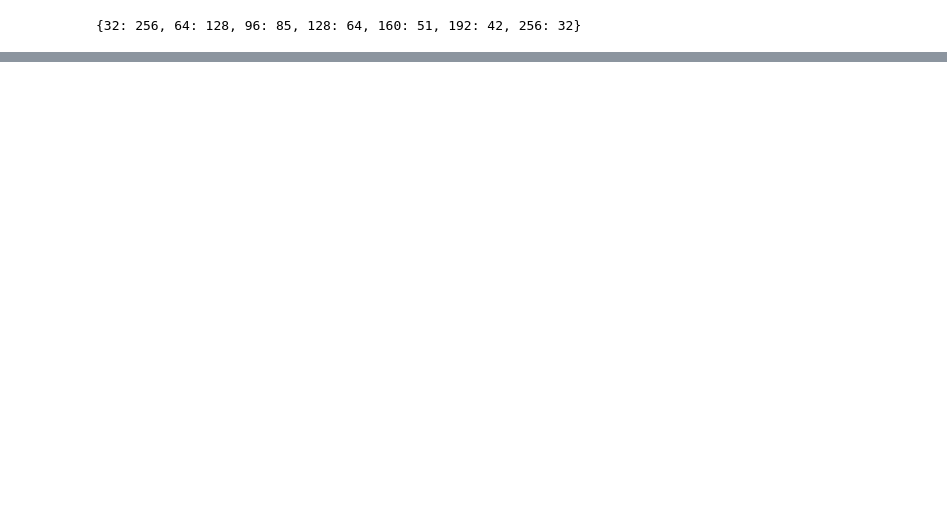
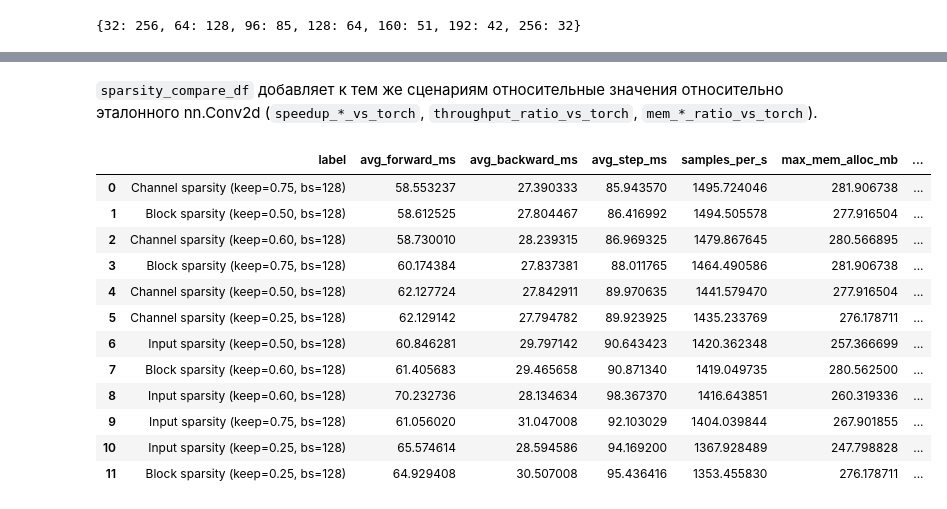
Before and after one commit to manzhura/conv2d-img2col-gemm, a Jupyter notebook: notebooks/resnet18_baseline_vs_torch.ipynb, the cells around one changed output, grey strips where cells are left out. Saved outputs shown, nothing was run; the diff lists cells and outputs as text; code cells hidden in the pictures; blank space fills up the shorter version.

```diff
--- a/notebooks/resnet18_baseline_vs_torch.ipynb
+++ b/notebooks/resnet18_baseline_vs_torch.ipynb
@@ -146,6 +150,25 @@ def build_model_pair(config: dict):
     baseline = copy.deepcopy(reference)
     replace_convs_with_baseline(baseline, config["baseline_conv"])
     return reference, baseline
+
+
+def apply_sparsity_to_model(model: nn.Module, mode: str, keep_ratio: float, block_size: int = 4):
+    for layer in model.modules():
+        if isinstance(layer, TritonConv2d):
+            layer.clear_sparsity()
+            if keep_ratio >= 1.0:
+                continue
+            if mode == "channel":
+                layer.set_channel_sparsity(keep_ratio)
+                layer.set_backward_channel_sparsity(keep_ratio)
+            elif mode == "block":
+                layer.set_block_sparsity(keep_ratio, block_size=block_size)
+                layer.set_backward_block_sparsity(keep_ratio, block_size=block_size)
+            elif mode == "input":
+                layer.set_input_channel_sparsity(keep_ratio)
+                layer.set_backward_input_channel_sparsity(keep_ratio)
+            else:
+                raise ValueError(f"Unknown sparsity mode: {mode}")
 # %%
 def run_benchmark(model: nn.Module, label: str, loader: DataLoader, config: dict):
     model = model.to(device)
@@ -301,0 +416,28 @@ detail_df.groupby(["variant", "batch_size"])[metrics].describe()
+# %% [markdown]
+`sparsity_compare_df` добавляет к тем же сценариям относительные значения относительно эталонного nn.Conv2d (`speedup_*_vs_torch`, `throughput_ratio_vs_torch`, `mem_*_ratio_vs_torch`).
+# %%
+sparsity_reference = summary_df.loc[("nn.Conv2d", sparsity_bs)]
+
+sparsity_compare_df = sparsity_summary_df.copy()
+sparsity_compare_df["speedup_forward_vs_torch"] = sparsity_reference["avg_forward_ms"] / sparsity_compare_df["avg_forward_ms"]
+sparsity_compare_df["speedup_backward_vs_torch"] = sparsity_reference["avg_backward_ms"] / sparsity_compare_df["avg_backward_ms"]
+sparsity_compare_df["speedup_step_vs_torch"] = sparsity_reference["avg_step_ms"] / sparsity_compare_df["avg_step_ms"]
+sparsity_compare_df["throughput_ratio_vs_torch"] = sparsity_compare_df["samples_per_s"] / sparsity_reference["samples_per_s"]
+sparsity_compare_df["mem_alloc_ratio_vs_torch"] = sparsity_compare_df["max_mem_alloc_mb"] / sparsity_reference["max_mem_alloc_mb"]
+sparsity_compare_df["mem_reserved_ratio_vs_torch"] = sparsity_compare_df["max_mem_reserved_mb"] / sparsity_reference["max_mem_reserved_mb"]
+sparsity_compare_df = sparsity_compare_df.sort_values("samples_per_s", ascending=False).reset_index(drop=True)
+sparsity_compare_df
+# %% [output]
+|  | label | avg_forward_ms | avg_backward_ms | avg_step_ms | samples_per_s | max_mem_alloc_mb | ... |
+| 0 | Channel sparsity (keep=0.75, bs=128) | 58.553237 | 27.390333 | 85.943570 | 1495.724046 | 281.906738 | ... |
+| 1 | Block sparsity (keep=0.50, bs=128) | 58.612525 | 27.804467 | 86.416992 | 1494.505578 | 277.916504 | ... |
+| 2 | Channel sparsity (keep=0.60, bs=128) | 58.730010 | 28.239315 | 86.969325 | 1479.867645 | 280.566895 | ... |
+| 3 | Block sparsity (keep=0.75, bs=128) | 60.174384 | 27.837381 | 88.011765 | 1464.490586 | 281.906738 | ... |
+| 4 | Channel sparsity (keep=0.50, bs=128) | 62.127724 | 27.842911 | 89.970635 | 1441.579470 | 277.916504 | ... |
+| 5 | Channel sparsity (keep=0.25, bs=128) | 62.129142 | 27.794782 | 89.923925 | 1435.233769 | 276.178711 | ... |
+| 6 | Input sparsity (keep=0.50, bs=128) | 60.846281 | 29.797142 | 90.643423 | 1420.362348 | 257.366699 | ... |
+| 7 | Block sparsity (keep=0.60, bs=128) | 61.405683 | 29.465658 | 90.871340 | 1419.049735 | 280.562500 | ... |
+| 8 | Input sparsity (keep=0.60, bs=128) | 70.232736 | 28.134634 | 98.367370 | 1416.643851 | 260.319336 | ... |
+| 9 | Input sparsity (keep=0.75, bs=128) | 61.056020 | 31.047008 | 92.103029 | 1404.039844 | 267.901855 | ... |
+| 10 | Input sparsity (keep=0.25, bs=128) | 65.574614 | 28.594586 | 94.169200 | 1367.928489 | 247.798828 | ... |
+| 11 | Block sparsity (keep=0.25, bs=128) | 64.929408 | 30.507008 | 95.436416 | 1353.455830 | 276.178711 | ... |
```
Also changed, not shown: parts of 16 cells of this notebook, 2 other files.
